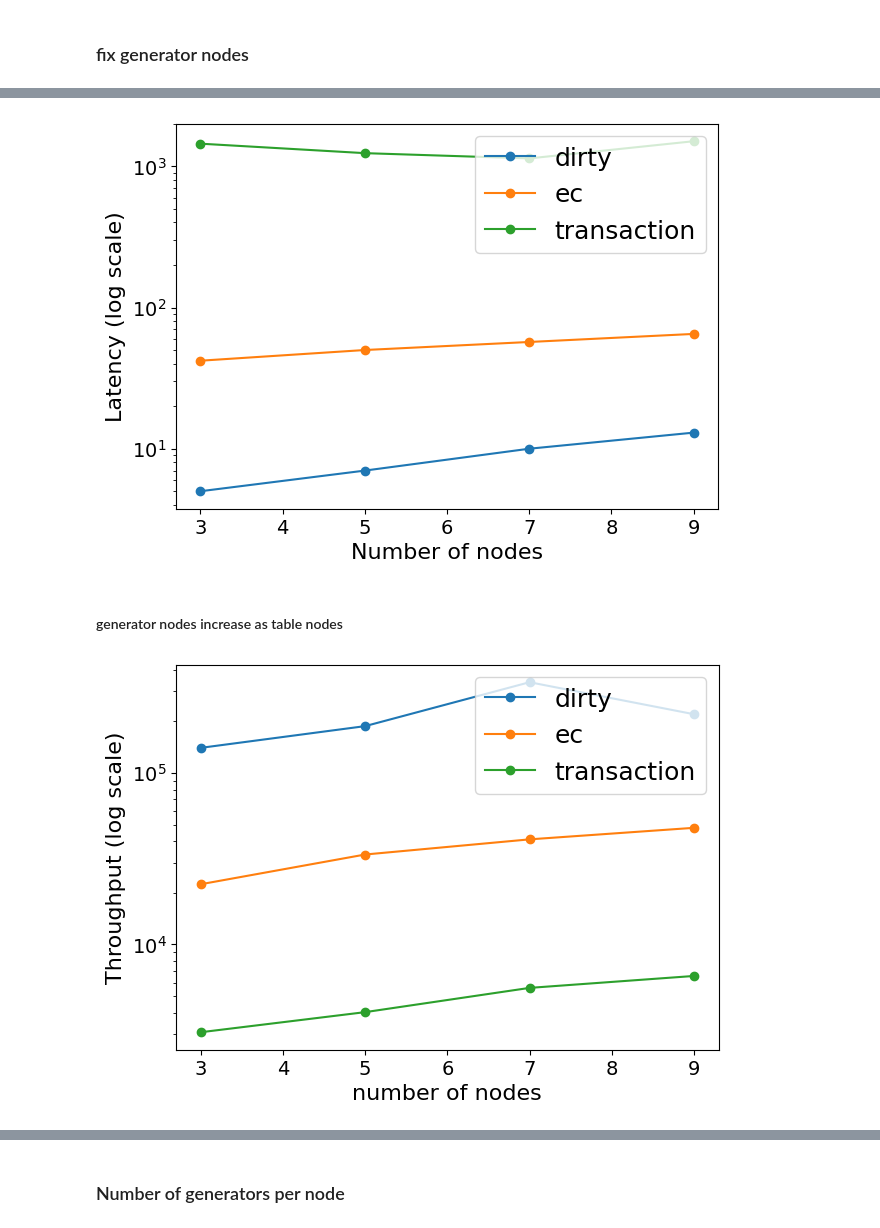
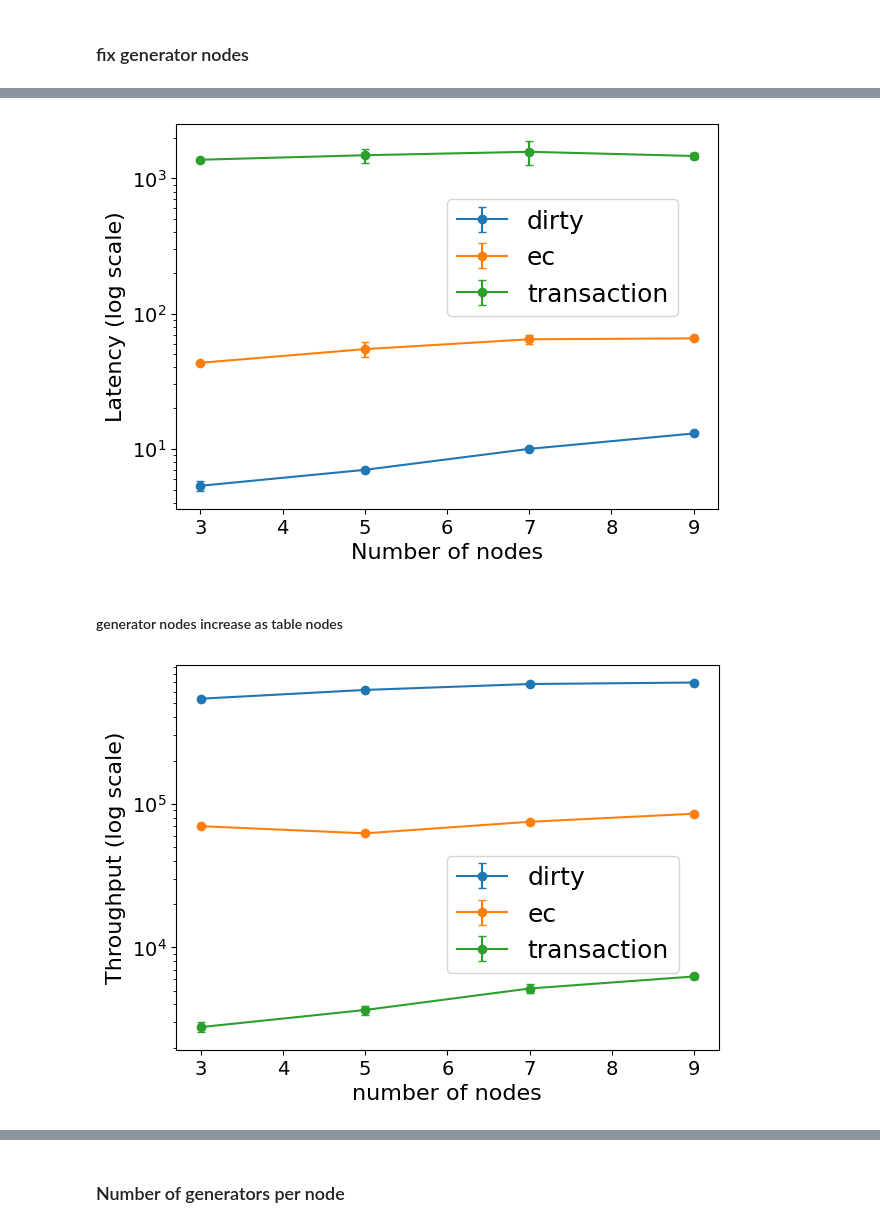
Before and after one commit to Vincent-lau/hypermnesia, a Jupyter notebook: benchmark/plot.ipynb, the cells around one changed output, grey strips where cells are left out. Cells and saved outputs as stored; diff of their text form; code cells hidden in the pictures.

```diff
--- a/benchmark/plot.ipynb
+++ b/benchmark/plot.ipynb
@@ -286,46 +309,95 @@ ec_lat = [59,66,73,84]
 trans_lat = [1311,1595,1794,1543]
 
 
-dirty_lat = [ 5, 7, 10, 13]
-ec_lat = [42, 50, 57, 65]
-trans_lat = [1446,1239,1137,1505]
+dirty_lat1 = [
+    [5,5,6],
+    [7,7,7],
+    [10,10,10],
+    [13,13,13]
+]
+
+ec_lat1 = [
+    [42,44,44],
+    [50,50,64],
+    [57,68,69],
+    [65,68,64]
+]
+
+trans_lat1 = [
+    [1446,1341,1342],
+    [1239,1624,1596],
+    [1137,1807,1784],
+    [1505,1544,1353]
+]
 
 
+dirty_lat = np.array([[np.mean(d),np.std(d)] for d in dirty_lat1])
+ec_lat = np.array([[np.mean(d),np.std(d)] for d in ec_lat1])
+trans_lat = np.array([[np.mean(d), np.std(d)] for d in trans_lat1])
 
 
 nodes = [3,5,7,9]
 
 fig, ax = plt.subplots()
-ax.semilogy(nodes, dirty_lat, marker = 'o', label='dirty')
-ax.semilogy(nodes, ec_lat, marker='o', label='ec')
-ax.semilogy(nodes, trans_lat, marker='o', label='transaction')
+ax.errorbar(nodes, dirty_lat[:,0], yerr=dirty_lat[:,1],capsize=3, marker = 'o', label='dirty')
+ax.errorbar(nodes, ec_lat[:,0], yerr = ec_lat[:,1],capsize=3,marker='o', label='ec')
+ax.errorbar(nodes, trans_lat[:,0], yerr=trans_lat[:,1], capsize=3,marker='o', label='transaction')
+
+ax.set_yscale('log')
 ax.set_ylabel('Latency (log scale)')
 ax.set_xlabel('Number of nodes')
-ax.legend()
+ax.legend(loc=(0.5,0.5))
 
 fig.savefig(f'{graph_dir}lat_nodes_fixgen_caelum.pdf', bbox_inches='tight')
 # %% [output]
-[figure, old version]
+[figure, new version]
 # %% [markdown]
 #### generator nodes increase as table nodes
 # %%
 dirty_tp = [139958,187325,337636,219772]
 ec_tp = [22445,33441,40984,47849]
-trans_tp = [3080,4033,5584,6553]
+
+dirty_tp1 = [
+    [529395,540601,546707],
+    [617761,637600,605733],
+    [689141,672719,683813],
+    [703293,695617,696619]
+]
+
+ec_tp1 = [
+    [68476,70356,70472],
+    [62733,61571,62340],
+    [74862,76347,73394],
+    [84872,86238,84386],
+]
+
+trans_tp1 = [
+    [3080,2697,2565],
+    [4033,3516,3433],
+    [5584,5174,4739],
+    [6553,6166,6072]
+]
+
+dirty_tp = np.array([[np.mean(d),np.std(d)] for d in dirty_tp1])
+ec_tp = np.array([[np.mean(d),np.std(d)] for d in ec_tp1])
+trans_tp = np.array([[np.mean(d), np.std(d)] for d in trans_tp1])
+
+
 nodes = list(range(3, 10, 2))
 
 fig, ax = plt.subplots()
-ax.semilogy(nodes, dirty_tp, marker='o', label='dirty')
-ax.semilogy(nodes, ec_tp, marker='o',label='ec')
-ax.semilogy(nodes, trans_tp, marker='o', label='transaction')
+ax.errorbar(nodes, dirty_tp[:,0], yerr=dirty_tp[:,1],capsize=3,marker='o', label='dirty')
+ax.errorbar(nodes, ec_tp[:,0], yerr=ec_tp[:,1],capsize=3,marker='o',label='ec')
+ax.errorbar(nodes, trans_tp[:,0], yerr=trans_tp[:,1], capsize=3,marker='o', label='transaction')
 
+ax.set_yscale('log')
 ax.set_ylabel('Throughput (log scale)')
 ax.set_xlabel('number of nodes')
-ax.legend()
+ax.legend(loc=(0.5,0.2))
 
 fig.savefig(f'{graph_dir}tp_nodes_caelum.pdf', bbox_inches='tight')
 # %% [output]
-[figure, old version]
+[figure, new version]
 # %%
 dirty_lat = [21,26,30,40]
 ec_lat = [133,149,170,188]
```
Also changed, not shown: parts of 11 cells of this notebook, 13 other files.
